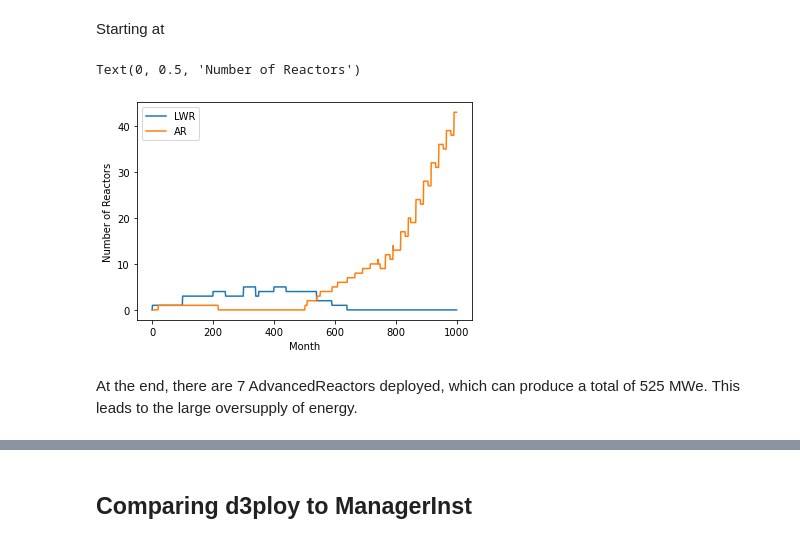
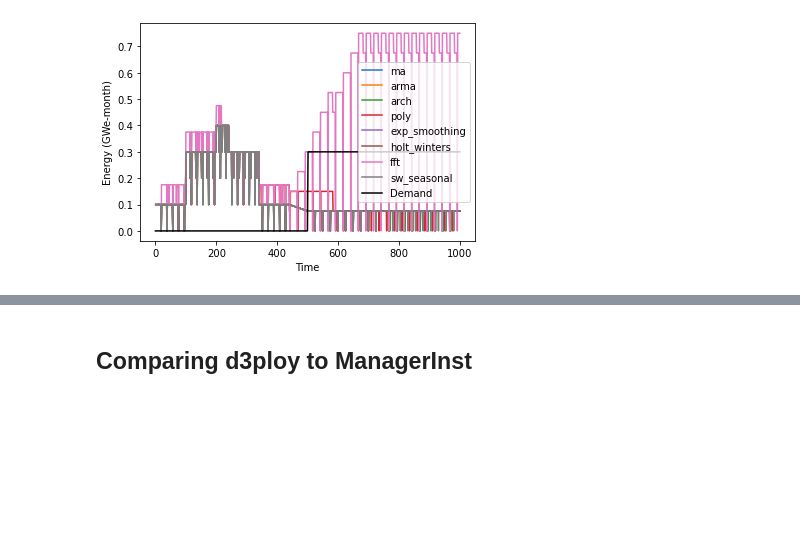
Before and after one commit to abachma2/toy_problems, a Jupyter notebook: cyclus_inputs/Untitled.ipynb, the cells around one changed output, grey strips where cells are left out. Saved outputs shown, nothing was run; the diff lists cells and outputs as text; code cells hidden in the pictures; blank space fills up the shorter version.

```diff
--- a/cyclus_inputs/Untitled.ipynb
+++ b/cyclus_inputs/Untitled.ipynb
@@ -82,19 +65,14 @@ lwr_energy[0:10]
-# %% [markdown]
-Starting at
-# %%
-non_lwr = ['source', 'sink', 'AdvancedReactor',
-               'LWRDeployment', 'sink_source_facilities',
-               'SingleRegion', 'source_inst']
-reactors = tm.rx_commission_decommission(out_file, non_lwr)
-advrx_numbers = tm.prototype_totals(out_file, non_lwr, ['AdvancedReactor'])
-plt.plot(reactors['Time'], reactors['lwr_total'], label=('LWR'))
-plt.plot(advrx_numbers['Time'], advrx_numbers['AdvancedReactor_total'], label='AR')
-plt.legend()
-plt.xlabel('Month')
-plt.ylabel('Number of Reactors')
-# %% [output]
-Text(0, 0.5, 'Number of Reactors')
-[figure, removed]
-# %% [markdown]
-At the end, there are 7 AdvancedReactors deployed, which can produce a total of 525 MWe.
-This leads to the large oversupply of energy.
+# %%
+# Compare algorithms when DeployInst is used
+for calc in calc_methods:
+    out_file = "d3ploy_" + calc + "_DeployInst.sqlite"
+    energy = tm.get_monthly_electricity(out_file)
+    plt.plot((energy['Year']-1965)*12, energy['Energy'], label=calc)
+t = np.linspace(0, 999, 1000)
+plt.plot(t, np.heaviside(t-500,0.5)*0.3, 'k', label='Demand')
+plt.legend()
+plt.xlabel('Time')
+plt.ylabel('Energy (GWe-month)')
+plt.savefig('d3ploy_algorithm_DI_compare.png')
+# %% [output]
+[figure, added]
```
Also changed, not shown: parts of 9 cells of this notebook.
